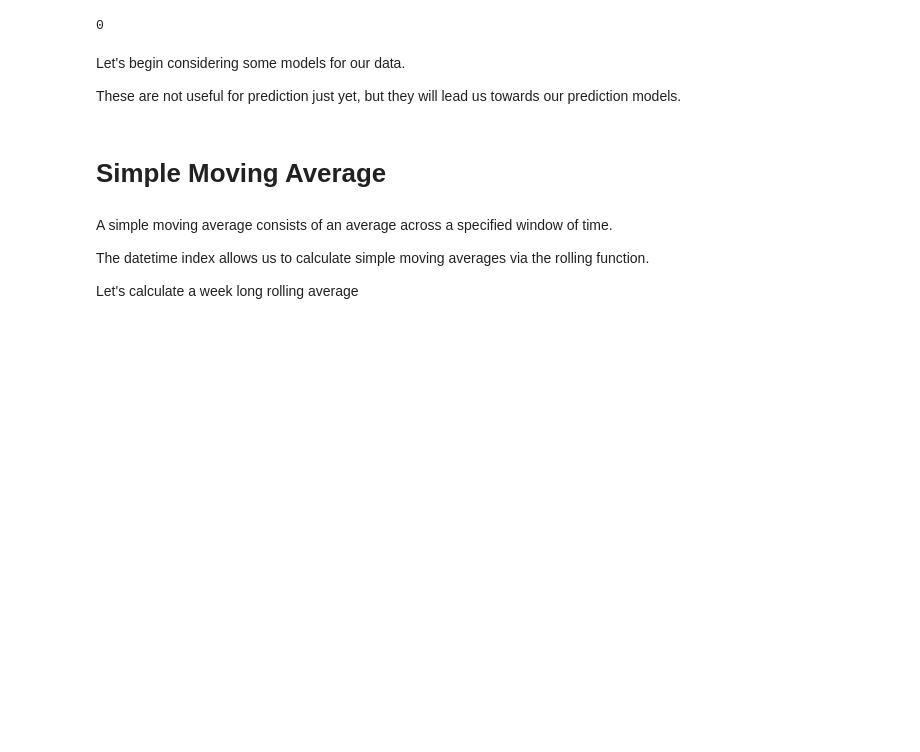
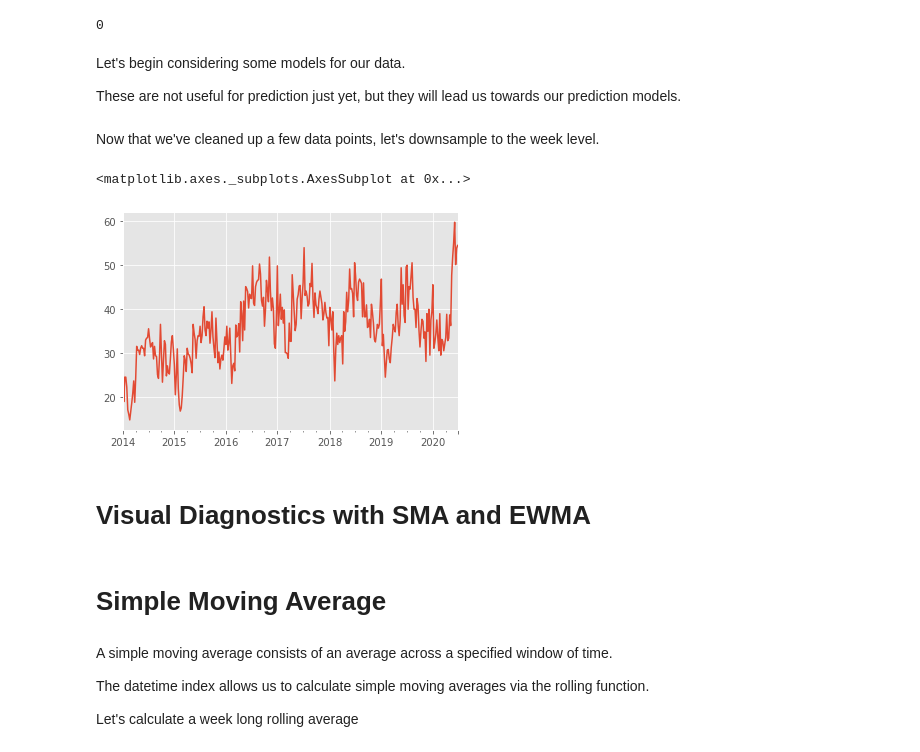
Before and after one commit to lecritch/timeseries_chi-sea-dsc, a Jupyter notebook: index.ipynb, the cells around one changed output. Drawn from its saved outputs; the diff is of its cells as text; code cells hidden in the pictures; blank space fills up the shorter version.

```diff
--- a/index.ipynb
+++ b/index.ipynb
@@ -345,3 +345,5 @@ ts.isna().sum()
 Let's begin considering some models for our data.
 
 These are not useful for prediction just yet, but they will lead us towards our prediction models.
+# %% [markdown]
+Now that we've cleaned up a few data points, let's downsample to the week level.
@@ -348,3 +352,10 @@ These are not useful for prediction just yet, but they will lead us towards our
+# %%
+ts_weekly.plot()
+# %% [output]
+<matplotlib.axes._subplots.AxesSubplot at 0x...>
+[figure, added]
+# %% [markdown]
+# Visual Diagnostics with SMA and EWMA
 # %% [markdown]
 # Simple Moving Average
 # %% [markdown]
```
Also changed, not shown: parts of 34 cells of this notebook, 25 other files.
